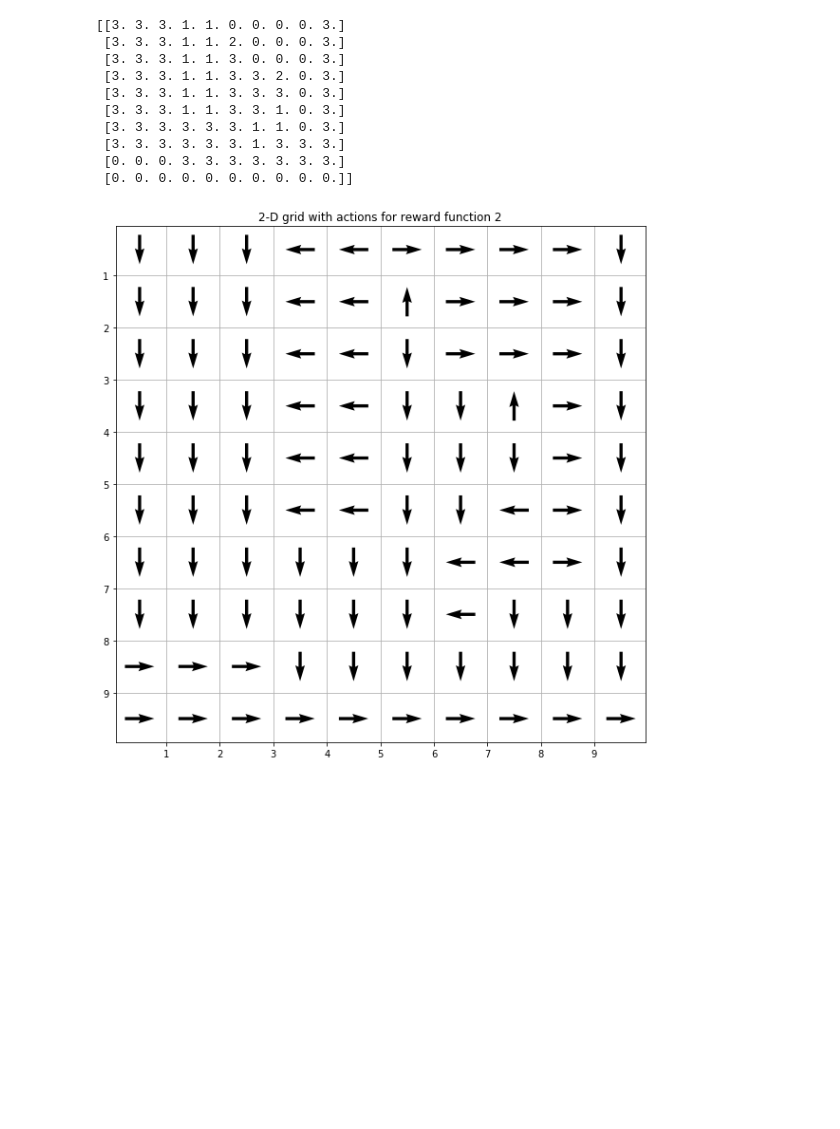
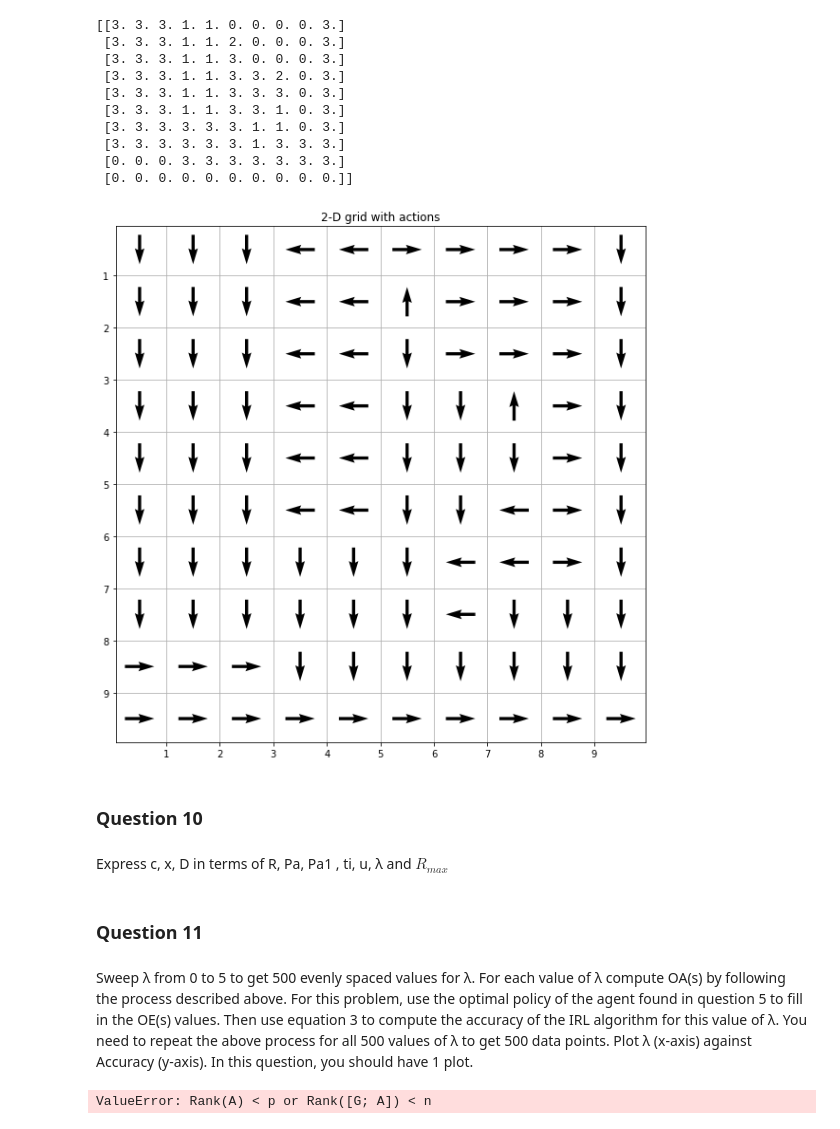
Before and after one commit to Shuyifan/Large-Scale-Social-and-Complex-Networks-Design-and-Algorithms, a Jupyter notebook: Project 3/Project 3.ipynb, the cells around one changed output. Drawn from its saved outputs; the diff is of its cells as text; code cells hidden in the pictures; blank space fills up the shorter version.

Commit message:
to q11 F*** the error

```diff
--- a/Project 3/Project 3.ipynb
+++ b/Project 3/Project 3.ipynb
@@ -392,31 +392,39 @@ print(pi)   # 0: right, 1: left, 2: up, 3: down
 # %%
 fig = plt.figure(figsize = (10, 10))
 ax = fig.gca()
 ax.invert_yaxis()
-ax.set_title("2-D grid with actions for reward function 2")
+ax.set_title("2-D grid with actions")
 ax.set_xticks(np.arange(0, 11, 1))
 ax.set_yticks(np.arange(0, 11, 1))
 
 X = np.arange(0.5, 10, 1)
 Y = np.arange(0.5, 10, 1)
 U = np.zeros((10, 10))
 V = np.zeros((10, 10))
 for i in range(10):
     for j in range(10):
         if pi[i][j] == 0:   # right arrow
             U[i][j] = 1
             V[i][j] = 0
         elif pi[i][j] == 1: # left arrow
             U[i][j] = -1
             V[i][j] = 0
         elif pi[i][j] == 2: # up arrow
             U[i][j] = 0
             V[i][j] = 1
         else:               # down arrow
             U[i][j] = 0
             V[i][j] = -1
 
 plt.quiver(X, Y, U, V, pivot = "mid")
 plt.grid()
 # %% [output]
-[figure, old version]
+[figure, new version]
+# %% [markdown]
+### Question 10
+# %% [markdown]
+Express c, x, D in terms of R, Pa, Pa1 , ti, u, λ and $R_{max}$
+# %% [markdown]
+### Question 11
+# %% [markdown]
+Sweep λ from 0 to 5 to get 500 evenly spaced values for λ. For each value of λ compute OA(s) by following the process described above. For this problem, use the optimal policy of the agent found in question 5 to fill in the OE(s) values. Then use equation 3 to compute the accuracy of the IRL algorithm for this value of λ. You need to repeat the above process for all 500 values of λ to get 500 data points. Plot λ (x-axis) against Accuracy (y-axis). In this question, you should have 1 plot.
@@ -422,0 +545,19 @@ plt.grid()
+# %%
+num_states = 100
+w = 0.1
+lam = 1
+Rmax = 1
+OE = get_OE(reward_function1)
+x = np.linspace(0, 5.01, 500)
+y = []
+
+for gamma in x:
+    Pa = get_Pa(w, gamma, num_states)
+    c, D, d = get_LP_coe_mtx(Pa, gamma, lam, Rmax, OE)
+
+    # LP
+    R = get_reward_func(c, D, d)
+    OA = get_OA(R, num_states, w, gamma)
+    y.append(get_accuracy(OA, OE))
+# %% [output]
+ValueError: Rank(A) < p or Rank([G; A]) < n
```
Also changed, not shown: parts of 11 cells of this notebook.
